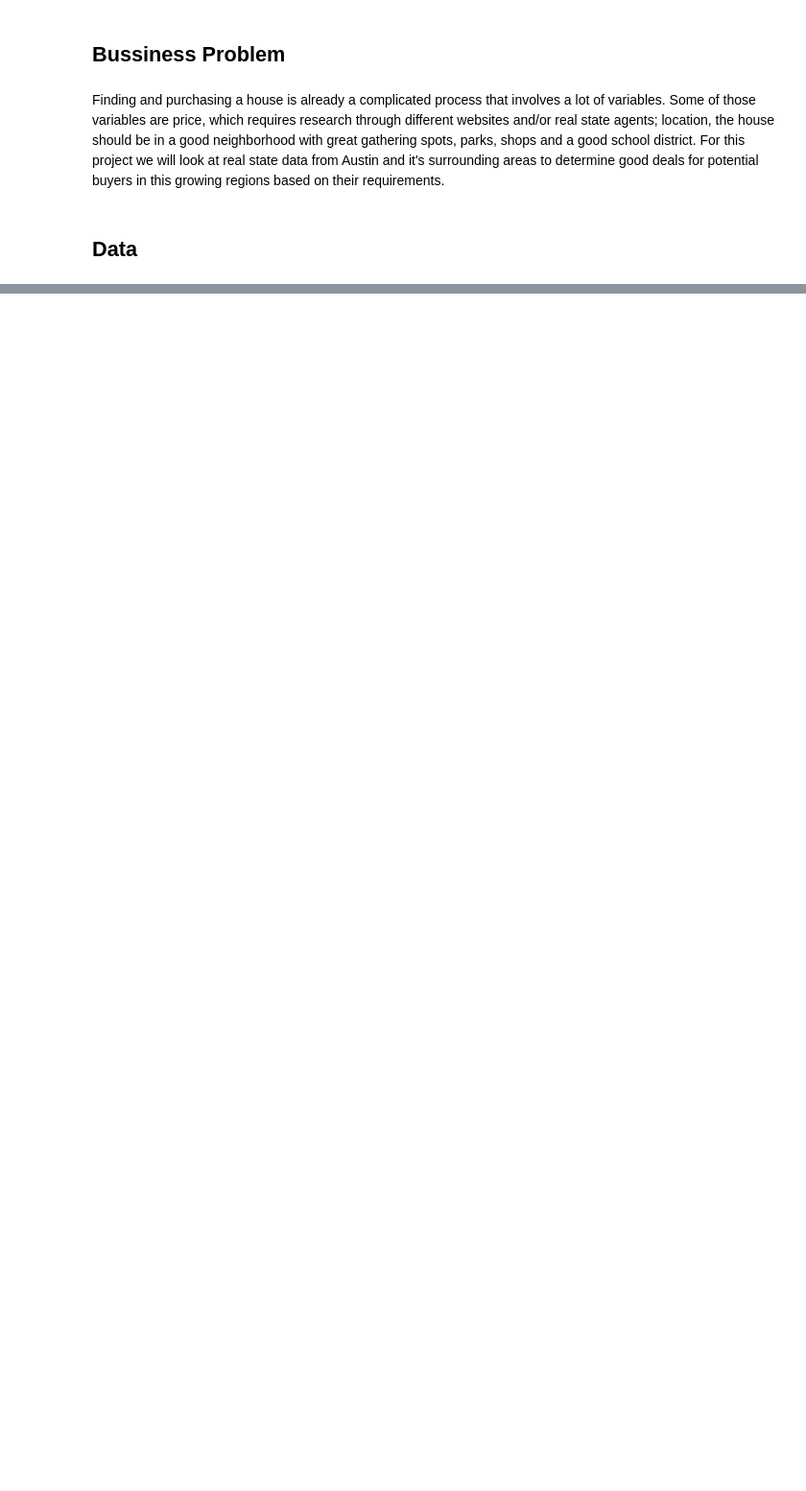
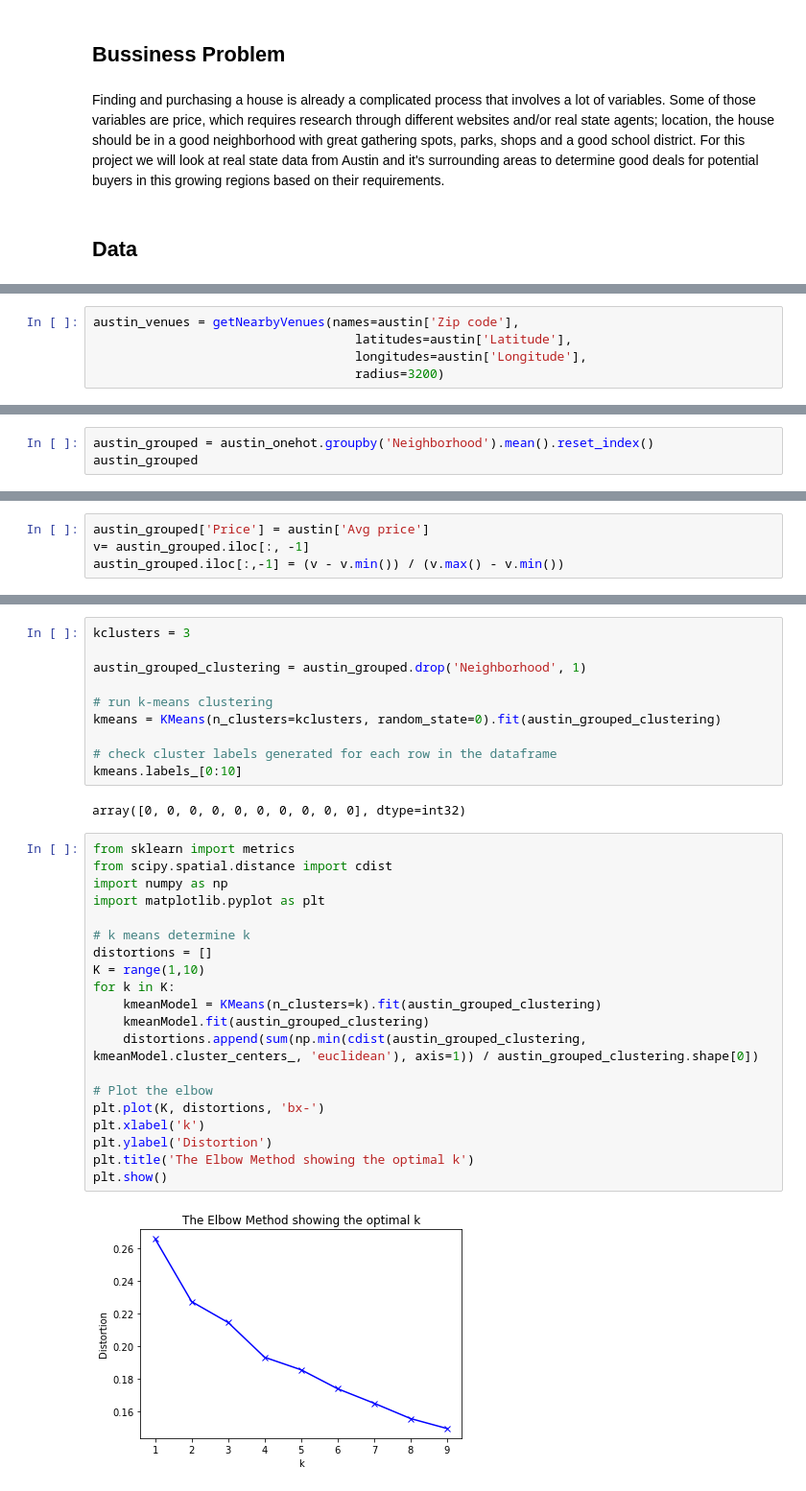
Before and after one commit to mbencomo23/Austin-Real-State, a Jupyter notebook: Austin_RealState.ipynb, the cells around one changed output, grey strips where cells are left out. Shown at 96% size. Drawn from its saved outputs; the diff is of its cells as text; blank space fills up the shorter version.

```diff
--- a/Austin_RealState.ipynb
+++ b/Austin_RealState.ipynb
@@ -18,0 +340,5 @@ The data needed for this project will include:
+# %%
+austin_venues = getNearbyVenues(names=austin['Zip code'],
+                                   latitudes=austin['Latitude'],
+                                   longitudes=austin['Longitude'],
+                                   radius=3200)
@@ -18,0 +428,3 @@ The data needed for this project will include:
+# %%
+austin_grouped = austin_onehot.groupby('Neighborhood').mean().reset_index()
+austin_grouped
@@ -18,0 +524,4 @@ The data needed for this project will include:
+# %%
+austin_grouped['Price'] = austin['Avg price']
+v= austin_grouped.iloc[:, -1]
+austin_grouped.iloc[:,-1] = (v - v.min()) / (v.max() - v.min())
@@ -18,0 +530,34 @@ The data needed for this project will include:
+# %%
+kclusters = 3
+
+austin_grouped_clustering = austin_grouped.drop('Neighborhood', 1)
+
+# run k-means clustering
+kmeans = KMeans(n_clusters=kclusters, random_state=0).fit(austin_grouped_clustering)
+
+# check cluster labels generated for each row in the dataframe
+kmeans.labels_[0:10]
+# %% [output]
+array([0, 0, 0, 0, 0, 0, 0, 0, 0, 0], dtype=int32)
+# %%
+from sklearn import metrics
+from scipy.spatial.distance import cdist
+import numpy as np
+import matplotlib.pyplot as plt
+
+# k means determine k
+distortions = []
+K = range(1,10)
+for k in K:
+    kmeanModel = KMeans(n_clusters=k).fit(austin_grouped_clustering)
+    kmeanModel.fit(austin_grouped_clustering)
+    distortions.append(sum(np.min(cdist(austin_grouped_clustering, kmeanModel.cluster_centers_, 'euclidean'), axis=1)) / austin_grouped_clustering.shape[0])
+
+# Plot the elbow
+plt.plot(K, distortions, 'bx-')
+plt.xlabel('k')
+plt.ylabel('Distortion')
+plt.title('The Elbow Method showing the optimal k')
+plt.show()
+# %% [output]
+[figure, added]
```
Also changed, not shown: parts of 68 cells of this notebook, 2 other files.
